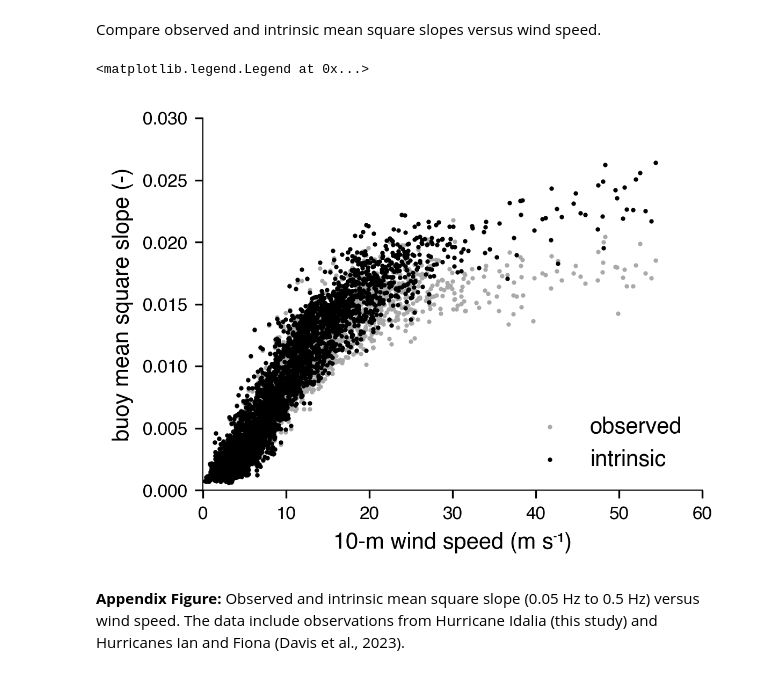
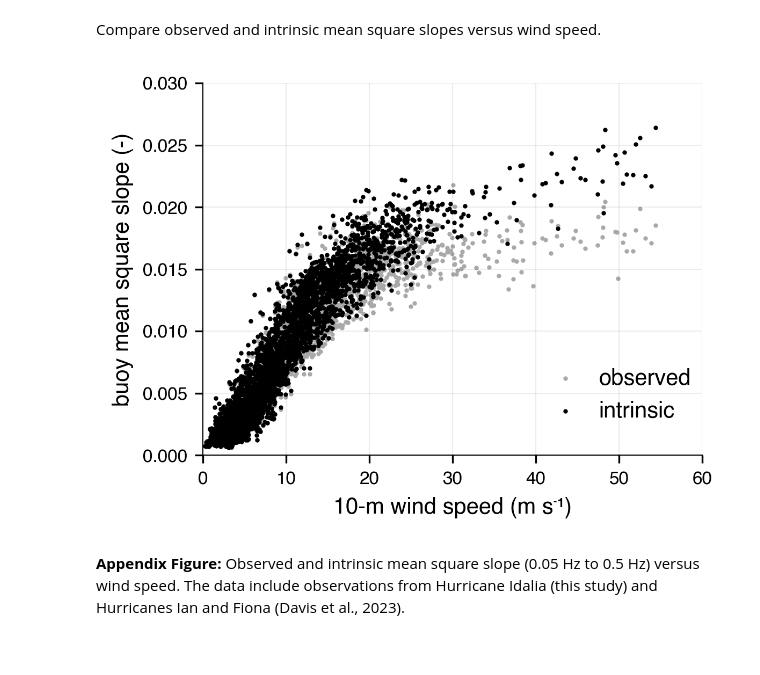
Before and after one commit to jacobrdavis/ocean-surface-wave-slopes-and-wind-wave-alignment, a Jupyter notebook: nb5-slope-primary-dependence.ipynb, the cells around one changed output. Saved outputs shown, nothing was run; the diff lists cells and outputs as text; code cells hidden in the pictures.

```diff
--- a/nb5-slope-primary-dependence.ipynb
+++ b/nb5-slope-primary-dependence.ipynb
@@ -246,37 +246,43 @@ ax.scatter(
     color=MARKER_COLOR_INTRINSIC,
     edgecolor=MARKER_COLOR_INTRINSIC,
     marker='o',
     s=FIGURE_MARKER_SIZE,
 )
 ax.scatter(
     x=spotter_df['wind_speed'],
     y=spotter_df['mean_square_slope_intrinsic'],
     color=MARKER_COLOR_INTRINSIC,
     edgecolor=MARKER_COLOR_INTRINSIC,
     marker='o',
     s=FIGURE_MARKER_SIZE,
 )
 ax.scatter(
     x=microswift_df['wind_speed'],
     y=microswift_df['mean_square_slope_intrinsic'],
     color=MARKER_COLOR_INTRINSIC,
     edgecolor=MARKER_COLOR_INTRINSIC,
     marker='o',
     s=FIGURE_MARKER_SIZE,
 )
 plotting.remove_top_and_right_spines(ax)
-
+plotting.set_gridlines(ax)
 
 ax.set_xlim(0, 60)
 ax.set_ylim(0,0.03)
 ax.set_xlabel('10-m wind speed (m s\u207B\u00B9)')
 ax.set_ylabel('buoy mean square slope (-)')
-ax.legend(loc='lower right', frameon=False, fontsize=10)
+ax.legend(
+    loc='lower right',
+    frameon=False,
+    fontsize=10,
+    bbox_to_anchor=[1, 0.06],
+    handletextpad=0.5,
+    borderpad=0,
+)
 
 # fig.savefig(f"{FIGURE_TITLE}.png", bbox_inches='tight')
 # %% [output]
-<matplotlib.legend.Legend at 0x...>
-[figure, old version]
+[figure, new version]
 # %% [markdown]
 **Appendix Figure:** Observed and intrinsic mean square slope (0.05 Hz to 0.5 Hz) versus wind speed.  The data include observations from Hurricane Idalia (this study) and Hurricanes Ian and Fiona (Davis et al., 2023).
 # %% [markdown]
```
Also changed, not shown: 13 other files.
